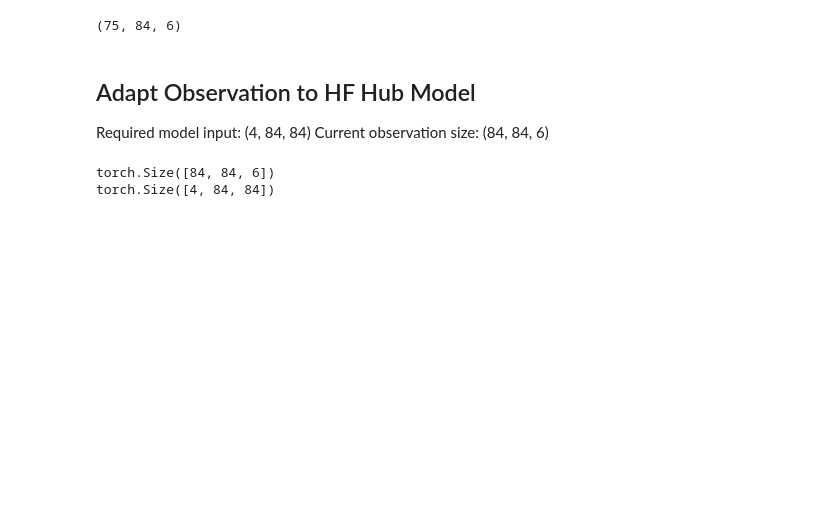
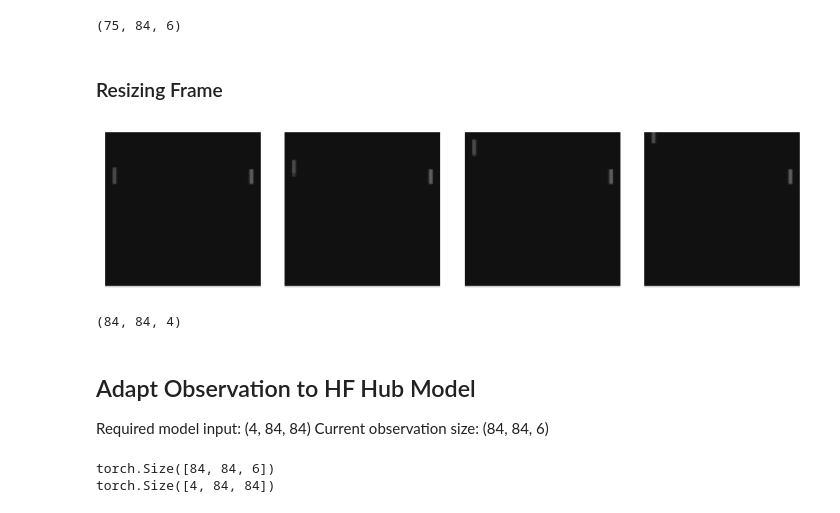
Before and after one commit to cogment/cogment-verse, a Jupyter notebook: trial_data/explore_datastore.ipynb, the cells around one changed output. Saved outputs shown, nothing was run; the diff lists cells and outputs as text; code cells hidden in the pictures; blank space fills up the shorter version.

```diff
--- a/trial_data/explore_datastore.ipynb
+++ b/trial_data/explore_datastore.ipynb
@@ -264,6 +258,33 @@ display_all_channels(observation[:, ::-1, :])
 observation[9:, ::-1, :].shape
 # %% [output]
 (75, 84, 6)
+# %% [markdown]
+### Resizing Frame
+# %%
+def resize_frame(frame):
+    #frame = frame[:, :]
+    #frame = frame[30:-12,5:-4]
+    frame = frame[14:-5,5:-4]
+    frame = cv2.resize(frame, (84,84), interpolation = cv2.INTER_NEAREST)
+    frame = np.array(frame, dtype = np.uint8)
+    return frame
+
+
+def resize_obs(observation: np.ndarray) -> np.ndarray:
+    new_obs = observation.copy()[:, :, :4]
+    for i in range(new_obs.shape[2]):
+        new_obs[:, :, i] = resize_frame(new_obs[:, :, i])
+
+    return new_obs
+
+
+display_all_channels(resize_obs(observation))
+# %% [output]
+[figure, added]
+# %%
+reframed_obs[:, :, :4].shape
+# %% [output]
+(84, 84, 4)
 # %% [markdown]
 ## Adapt Observation to HF Hub Model
 
```
Also changed, not shown: parts of 7 cells of this notebook, 4 other files.
